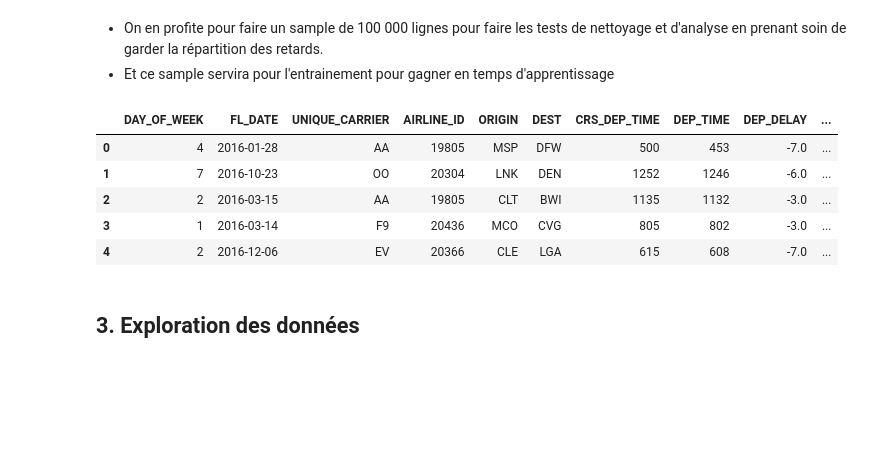
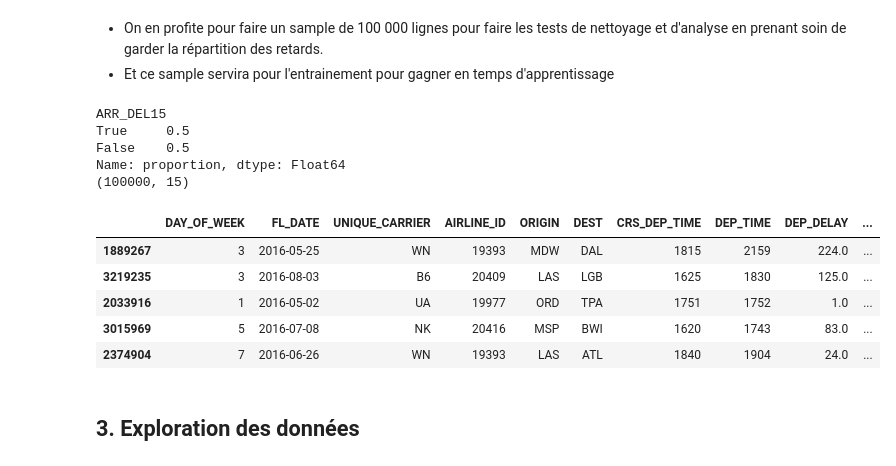
Before and after one commit to gcortier/mod6_1, a Jupyter notebook: database/flights/analyse-retards-avion.ipynb, the cells around one changed output. Cells and saved outputs as stored; diff of their text form; code cells hidden in the pictures; blank space fills up the shorter version.

```diff
--- a/database/flights/analyse-retards-avion.ipynb
+++ b/database/flights/analyse-retards-avion.ipynb
@@ -33,19 +54,28 @@ df_clean = pd.read_parquet(clean_path)
 - On en profite pour faire un sample de 100 000 lignes pour faire les tests de nettoyage et d'analyse en prenant soin de garder la répartition des retards.
 - Et ce sample servira pour l'entrainement pour gagner en temps d'apprentissage
 # %%
-# Échantillon stratifié de 100000 lignes selon la répartition de ARR_DEL15
-df_sample = df_clean.groupby('ARR_DEL15', group_keys=False).apply(
-    lambda x: x.sample(frac=100000/len(df_clean), random_state=42)
-    ).reset_index(drop=True)
-# on vérifie que la proportion est gardée
+# Échantillon équilibré 50/50 selon la répartition de ARR_DEL15
+n = 50000  # nombre d'échantillons par classe pour 100000 au total
+df_0 = df_clean[df_clean['ARR_DEL15'] == 0].sample(n=n, random_state=42)
+df_1 = df_clean[df_clean['ARR_DEL15'] == 1].sample(n=n, random_state=42)
+df_sample = pd.concat([df_0, df_1]).sample(frac=1, random_state=42)  # mélange
+
+# Vérification de la proportion
+print(df_sample['ARR_DEL15'].value_counts(normalize=True))
+print(df_sample.shape)
 df_sample.head()
 # %% [output]
+ARR_DEL15
+True     0.5
+False    0.5
+Name: proportion, dtype: Float64
+(100000, 15)
 |  | DAY_OF_WEEK | FL_DATE | UNIQUE_CARRIER | AIRLINE_ID | ORIGIN | DEST | CRS_DEP_TIME | DEP_TIME | DEP_DELAY | ... |
-| 0 | 4 | 2016-01-28 | AA | 19805 | MSP | DFW | 500 | 453 | -7.0 | ... |
-| 1 | 7 | 2016-10-23 | OO | 20304 | LNK | DEN | 1252 | 1246 | -6.0 | ... |
-| 2 | 2 | 2016-03-15 | AA | 19805 | CLT | BWI | 1135 | 1132 | -3.0 | ... |
-| 3 | 1 | 2016-03-14 | F9 | 20436 | MCO | CVG | 805 | 802 | -3.0 | ... |
-| 4 | 2 | 2016-12-06 | EV | 20366 | CLE | LGA | 615 | 608 | -7.0 | ... |
+| 1889267 | 3 | 2016-05-25 | WN | 19393 | MDW | DAL | 1815 | 2159 | 224.0 | ... |
+| 3219235 | 3 | 2016-08-03 | B6 | 20409 | LAS | LGB | 1625 | 1830 | 125.0 | ... |
+| 2033916 | 1 | 2016-05-02 | UA | 19977 | ORD | TPA | 1751 | 1752 | 1.0 | ... |
+| 3015969 | 5 | 2016-07-08 | NK | 20416 | MSP | BWI | 1620 | 1743 | 83.0 | ... |
+| 2374904 | 7 | 2016-06-26 | WN | 19393 | LAS | ATL | 1840 | 1904 | 24.0 | ... |
 # %% [markdown]
 ## 3. Exploration des données
 # %%
```
Also changed, not shown: parts of 14 cells of this notebook, 17 other files.
